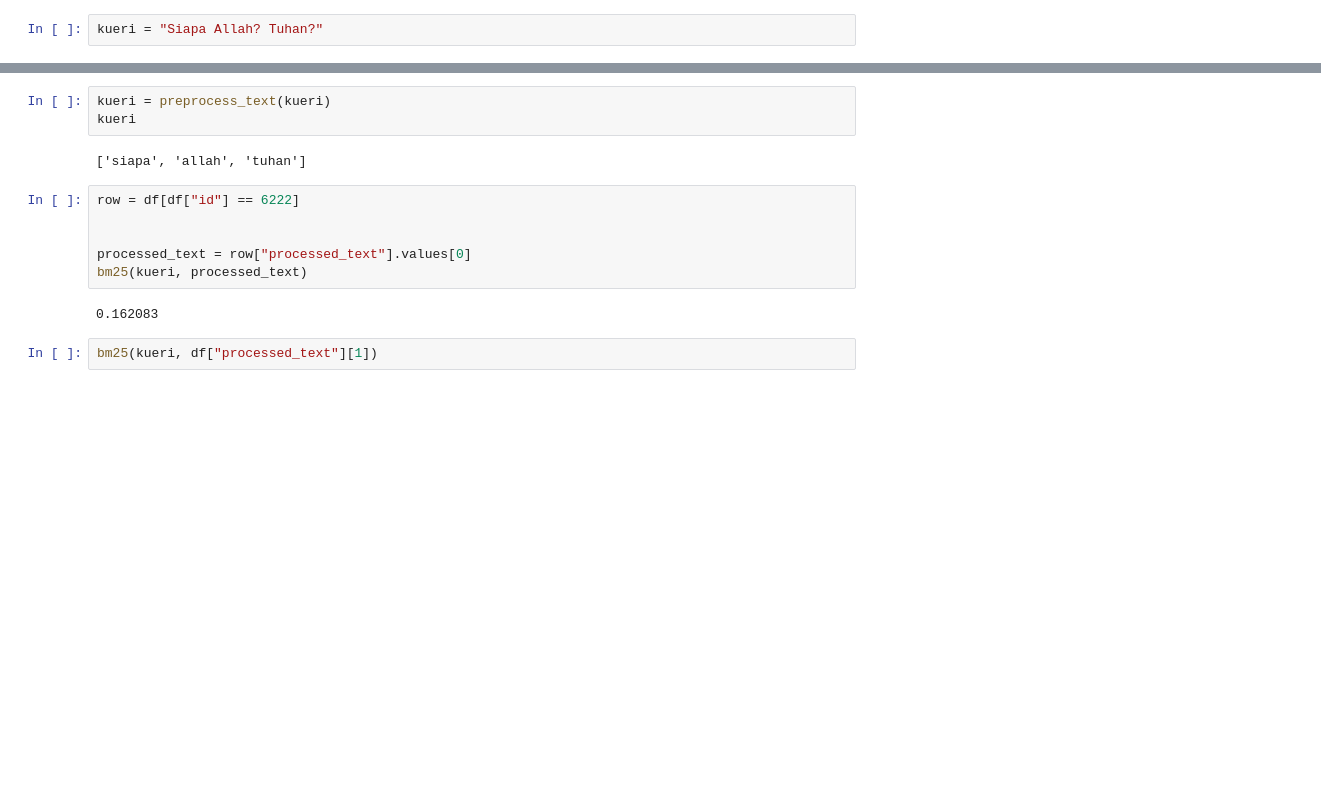
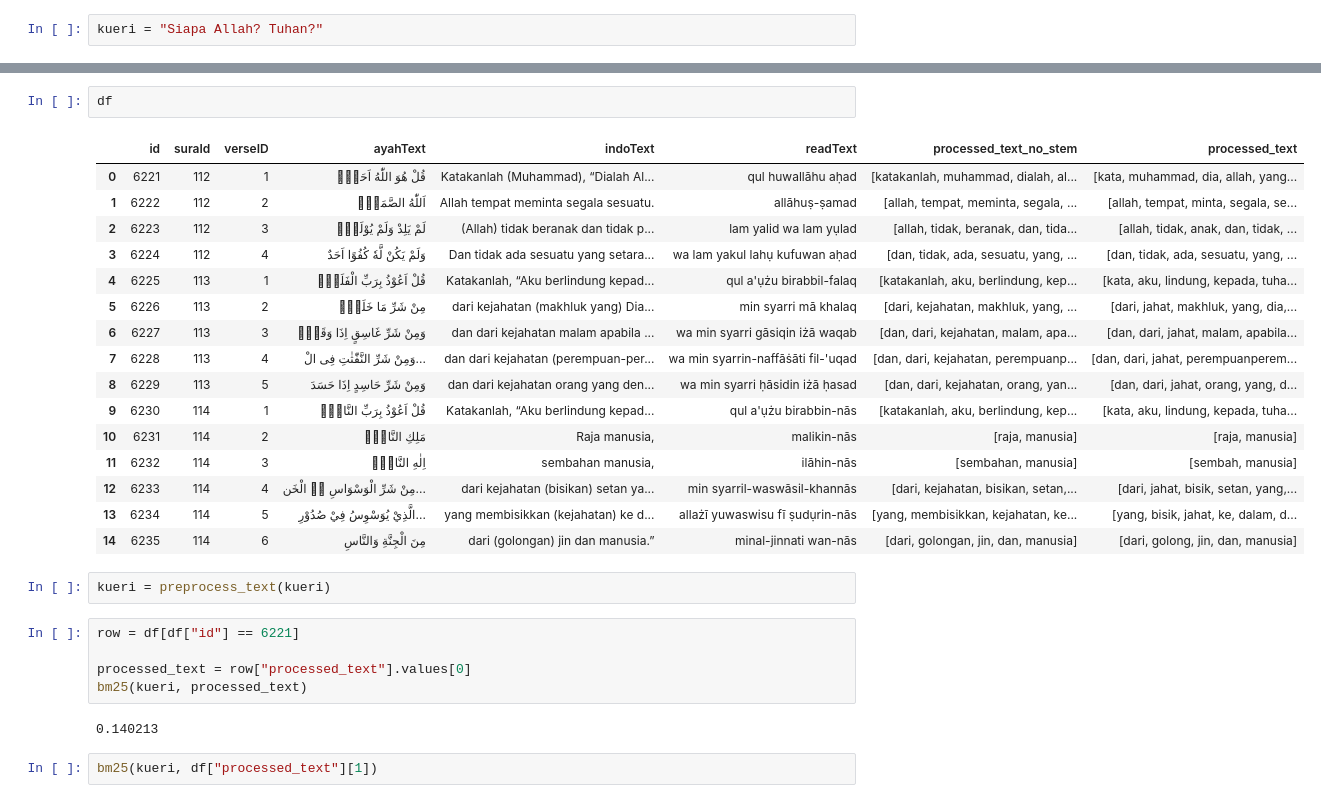
Before and after one commit to 337ubaid/quran-indo, a Jupyter notebook: manualisasi/bm25.ipynb, the cells around one changed output, grey strips where cells are left out. Cells and saved outputs as stored; diff of their text form; blank space fills up the shorter version.

```diff
--- a/manualisasi/bm25.ipynb
+++ b/manualisasi/bm25.ipynb
@@ -187,16 +203,31 @@ print(df[["indoText", "processed_text"]].head())
+# %%
+df
+# %% [output]
+|  | id | suraId | verseID | ayahText | indoText | readText | processed_text_no_stem | processed_text |
+| 0 | 6221 | 112 | 1 | قُلْ هُوَ اللّٰهُ اَحَدٌۚ | Katakanlah (Muhammad), “Dialah Al... | qul huwallāhu aḥad | [katakanlah, muhammad, dialah, al... | [kata, muhammad, dia, allah, yang... |
+| 1 | 6222 | 112 | 2 | اَللّٰهُ الصَّمَدُۚ | Allah tempat meminta segala sesuatu. | allāhuṣ-ṣamad | [allah, tempat, meminta, segala, ... | [allah, tempat, minta, segala, se... |
+| 2 | 6223 | 112 | 3 | لَمْ يَلِدْ وَلَمْ يُوْلَدْۙ | (Allah) tidak beranak dan tidak p... | lam yalid wa lam yụlad | [allah, tidak, beranak, dan, tida... | [allah, tidak, anak, dan, tidak, ... |
+| 3 | 6224 | 112 | 4 | وَلَمْ يَكُنْ لَّهٗ كُفُوًا اَحَدٌ | Dan tidak ada sesuatu yang setara... | wa lam yakul lahụ kufuwan aḥad | [dan, tidak, ada, sesuatu, yang, ... | [dan, tidak, ada, sesuatu, yang, ... |
+| 4 | 6225 | 113 | 1 | قُلْ اَعُوْذُ بِرَبِّ الْفَلَقِۙ | Katakanlah, “Aku berlindung kepad... | qul a'ụżu birabbil-falaq | [katakanlah, aku, berlindung, kep... | [kata, aku, lindung, kepada, tuha... |
+| 5 | 6226 | 113 | 2 | مِنْ شَرِّ مَا خَلَقَۙ | dari kejahatan (makhluk yang) Dia... | min syarri mā khalaq | [dari, kejahatan, makhluk, yang, ... | [dari, jahat, makhluk, yang, dia,... |
+| 6 | 6227 | 113 | 3 | وَمِنْ شَرِّ غَاسِقٍ اِذَا وَقَبَۙ | dan dari kejahatan malam apabila ... | wa min syarri gāsiqin iżā waqab | [dan, dari, kejahatan, malam, apa... | [dan, dari, jahat, malam, apabila... |
+| 7 | 6228 | 113 | 4 | وَمِنْ شَرِّ النَّفّٰثٰتِ فِى الْ... | dan dari kejahatan (perempuan-per... | wa min syarrin-naffāṡāti fil-'uqad | [dan, dari, kejahatan, perempuanp... | [dan, dari, jahat, perempuanperem... |
+| 8 | 6229 | 113 | 5 | وَمِنْ شَرِّ حَاسِدٍ اِذَا حَسَدَ | dan dari kejahatan orang yang den... | wa min syarri ḥāsidin iżā ḥasad | [dan, dari, kejahatan, orang, yan... | [dan, dari, jahat, orang, yang, d... |
+| 9 | 6230 | 114 | 1 | قُلْ اَعُوْذُ بِرَبِّ النَّاسِۙ | Katakanlah, “Aku berlindung kepad... | qul a'ụżu birabbin-nās | [katakanlah, aku, berlindung, kep... | [kata, aku, lindung, kepada, tuha... |
+| 10 | 6231 | 114 | 2 | مَلِكِ النَّاسِۙ | Raja manusia, | malikin-nās | [raja, manusia] | [raja, manusia] |
+| 11 | 6232 | 114 | 3 | اِلٰهِ النَّاسِۙ | sembahan manusia, | ilāhin-nās | [sembahan, manusia] | [sembah, manusia] |
+| 12 | 6233 | 114 | 4 | مِنْ شَرِّ الْوَسْوَاسِ ەۙ الْخَن... | dari kejahatan (bisikan) setan ya... | min syarril-waswāsil-khannās | [dari, kejahatan, bisikan, setan,... | [dari, jahat, bisik, setan, yang,... |
+| 13 | 6234 | 114 | 5 | الَّذِيْ يُوَسْوِسُ فِيْ صُدُوْرِ... | yang membisikkan (kejahatan) ke d... | allażī yuwaswisu fī ṣudụrin-nās | [yang, membisikkan, kejahatan, ke... | [yang, bisik, jahat, ke, dalam, d... |
+| 14 | 6235 | 114 | 6 | مِنَ الْجِنَّةِ وَالنَّاسِ | dari (golongan) jin dan manusia.” | minal-jinnati wan-nās | [dari, golongan, jin, dan, manusia] | [dari, golong, jin, dan, manusia] |
 # %%
 kueri = preprocess_text(kueri)
-kueri
-# %% [output]
-['siapa', 'allah', 'tuhan']
 # %%
-row = df[df["id"] == 6222]
-
+row = df[df["id"] == 6221]
 
 processed_text = row["processed_text"].values[0]
 bm25(kueri, processed_text)
 # %% [output]
-0.162083
+0.140213
 # %%
 bm25(kueri, df["processed_text"][1])
 # %% [output]
```
Also changed, not shown: parts of 16 cells of this notebook, 1 other file.
